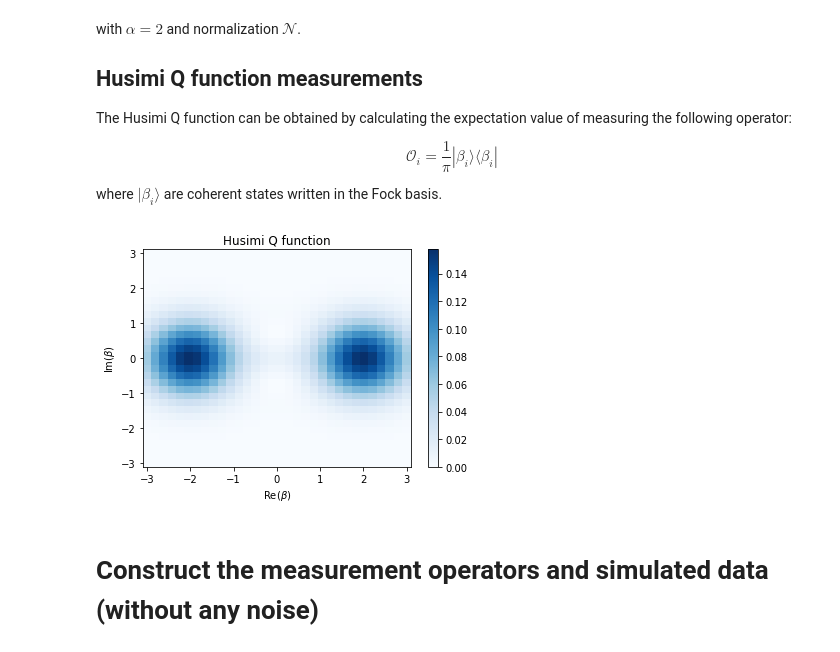
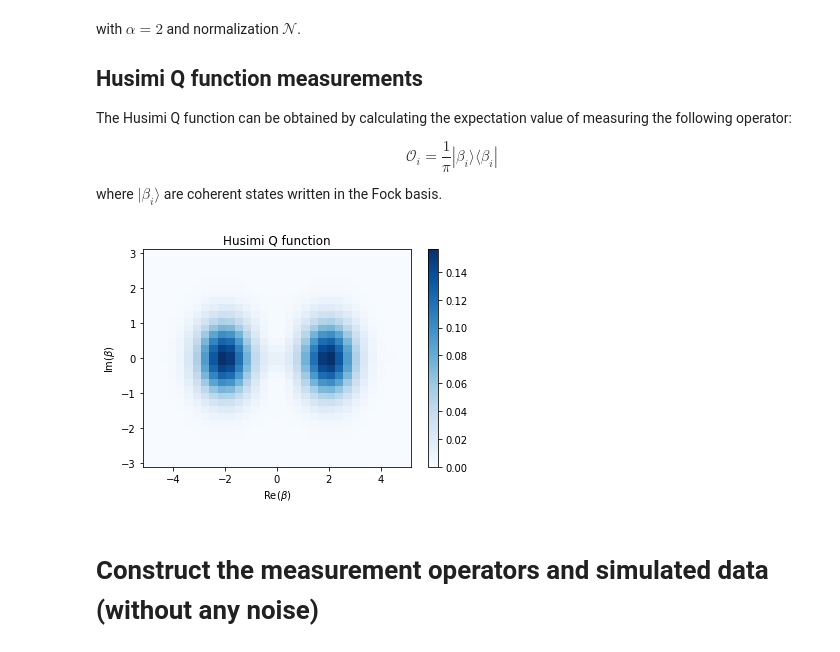
Before and after one commit to quantshah/qst-cgan, a Jupyter notebook: paper-figures/fig3a-qst-cgan.ipynb, the cells around one changed output. Cells and saved outputs as stored; diff of their text form; code cells hidden in the pictures.

```diff
--- a/paper-figures/fig3a-qst-cgan.ipynb
+++ b/paper-figures/fig3a-qst-cgan.ipynb
@@ -38,26 +39,26 @@ from dataclasses import dataclass
 tf.keras.backend.set_floatx('float64') # Set float64 as the default
 # %%
 hilbert_size = 32
-alpha = 2
+alpha = 2.
 
 psi = coherent(hilbert_size, alpha) + coherent(hilbert_size, -alpha)
 psi = psi.unit() # The .unit() function normalizes the state to have unit trace
 
 grid = 32
-xvec = np.linspace(-3, 3, grid)
+xvec = np.linspace(-5, 5, grid)
 yvec = np.linspace(-3, 3, grid)
 
 q = qfunc(psi, xvec, yvec, g=2)
 
 cmap = "Blues"
 im = plt.pcolor(xvec, yvec, q, vmin=0, vmax=np.max(q), cmap=cmap, shading='auto')
 plt.colorbar(im)
 plt.xlabel(r"Re($\beta$)")
 plt.ylabel(r"Im($\beta$)")
 plt.title("Husimi Q function")
 plt.show()
 # %% [output]
-[figure, old version]
+[figure, new version]
 # %% [markdown]
 # Construct the measurement operators and simulated data (without any noise)
 # %%
```
Also changed, not shown: parts of 11 cells of this notebook, 1 other file.
